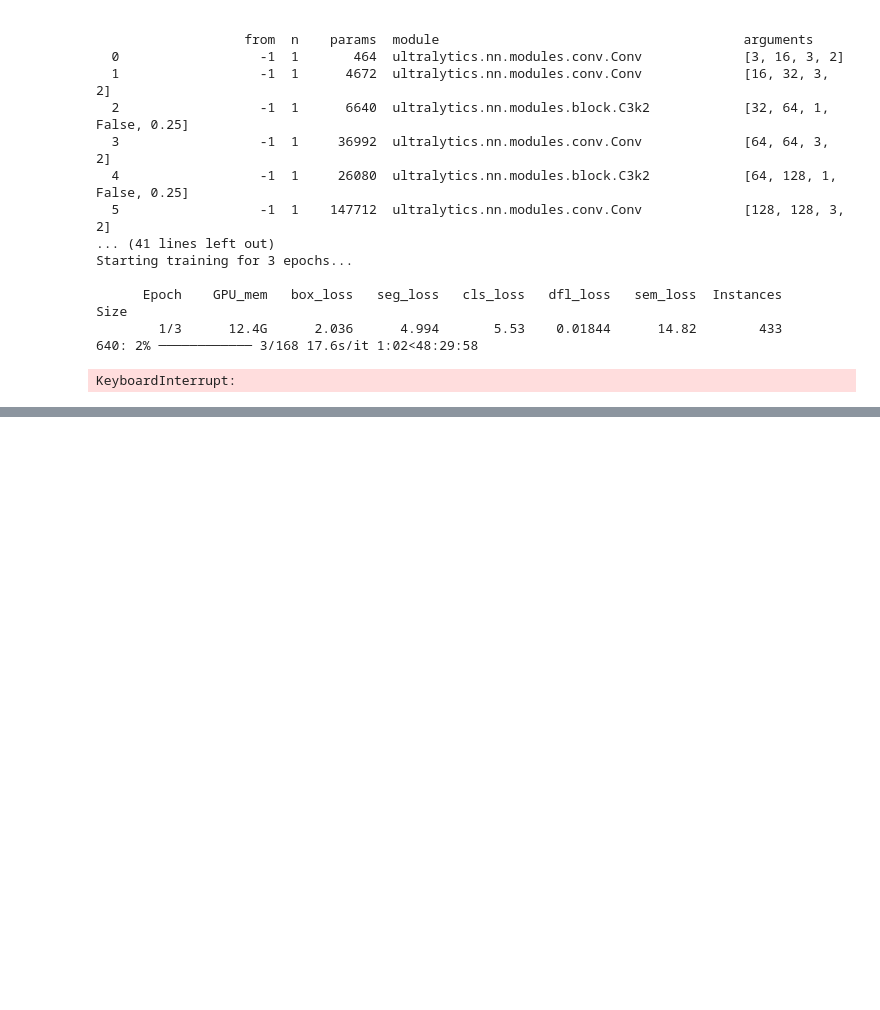
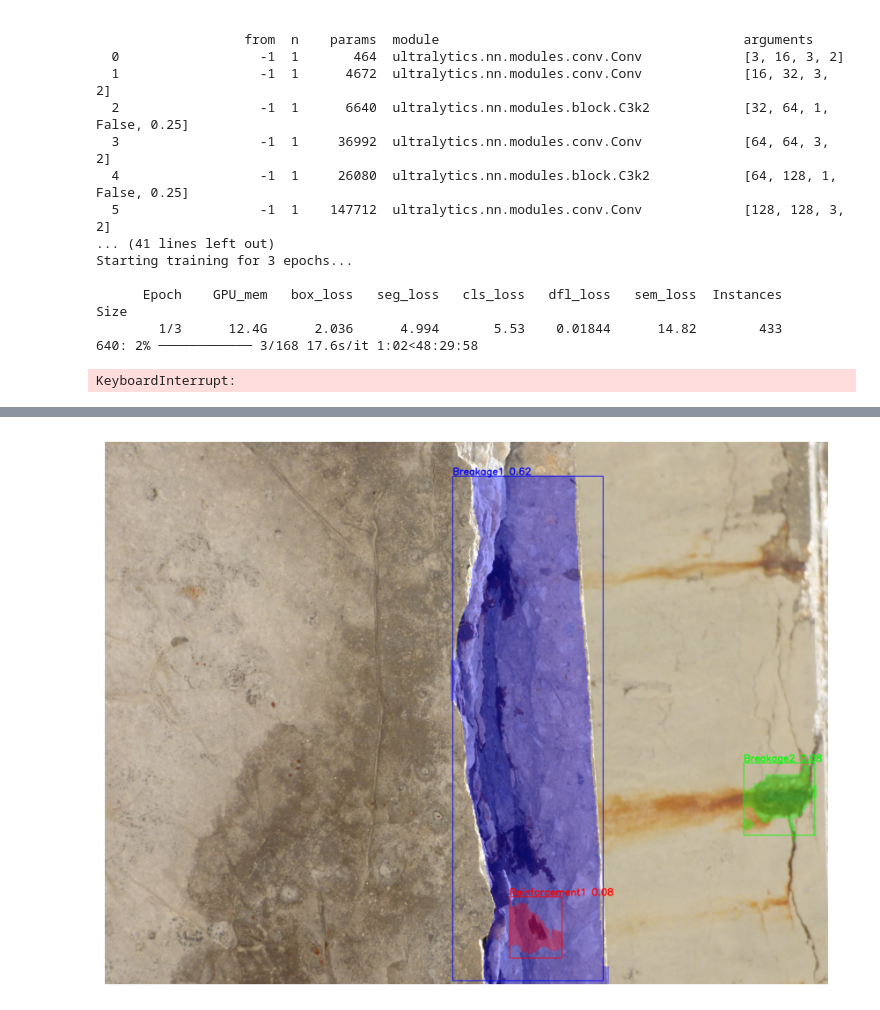
Before and after one commit to George-Zheng-1013/crack-seg, a Jupyter notebook: 算法/yolo.ipynb, the cells around one changed output, grey strips where cells are left out. Saved outputs shown, nothing was run; the diff lists cells and outputs as text; code cells hidden in the pictures; blank space fills up the shorter version.

```diff
--- a/算法/yolo.ipynb
+++ b/算法/yolo.ipynb
@@ -97,0 +197,44 @@ import pandas as pd
+# %%
+vis = result.orig_img.copy()
+
+colors = [
+    (255, 0, 0),
+    (0, 255, 0),
+    (0, 0, 255),
+    (255, 255, 0),
+    (255, 0, 255),
+    (0, 255, 255),
+]
+
+for i, item in enumerate(merged_instances):
+    color = colors[i % len(colors)]
+    mask = item["mask"].astype(bool)
+    x1, y1, x2, y2 = item["bbox"].astype(int)
+
+    # mask 半透明叠加
+    overlay = vis.copy()
+    overlay[mask] = color
+    vis = cv2.addWeighted(overlay, 0.35, vis, 0.65, 0)
+
+    # bbox
+    cv2.rectangle(vis, (x1, y1), (x2, y2), color, 3)
+
+    # 标注名称 + 置信度
+    label = f"{item['name']} {item['conf']:.2f}"
+    cv2.putText(
+        vis,
+        label,
+        (x1, max(0, y1 - 10)),
+        cv2.FONT_HERSHEY_SIMPLEX,
+        2.0,
+        color,
+        5,
+        cv2.LINE_AA,
+    )
+
+plt.figure(figsize=(12, 8))
+plt.imshow(vis[..., ::-1])
+plt.axis("off")
+plt.show()
+# %% [output]
+[figure, added]
```
Also changed, not shown: parts of 11 cells of this notebook, 36 other files.
